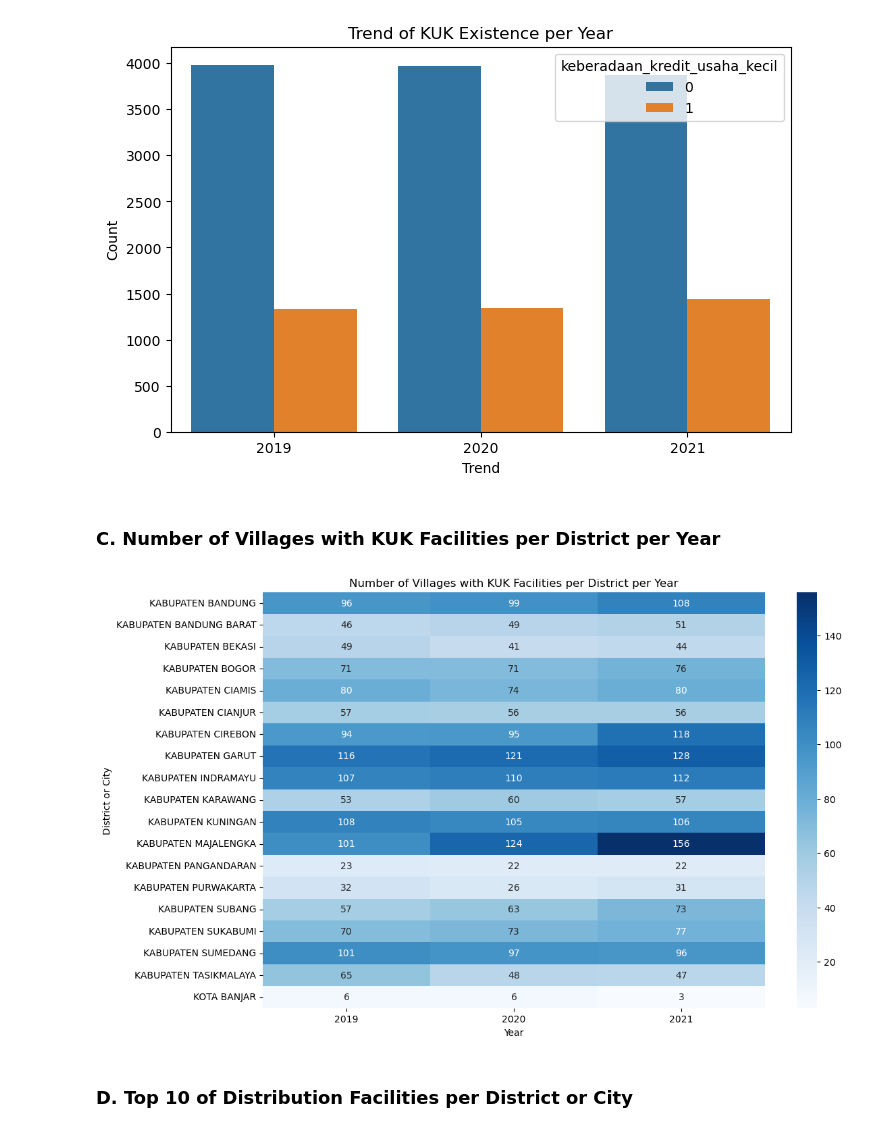
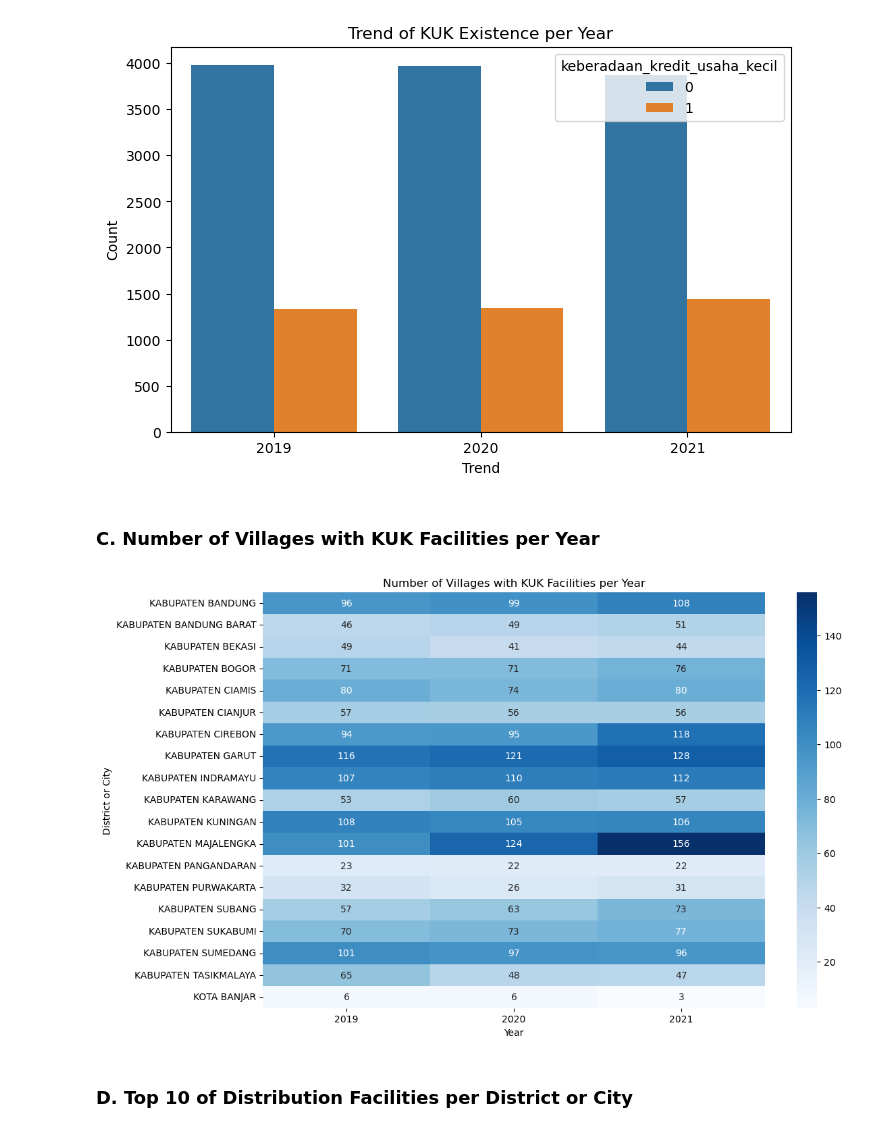
Before and after one commit to Maulana-Yusuf-T/Small-Business-Credit, a Jupyter notebook: KUK_MYT.ipynb, the cells around one changed output. Cells and saved outputs as stored; diff of their text form; code cells hidden in the pictures.

```diff
--- a/KUK_MYT.ipynb
+++ b/KUK_MYT.ipynb
@@ -281,28 +270,28 @@ plt.show()
 # %% [output]
 [figure]
 # %% [markdown]
-### **C. Number of Villages with KUK Facilities per District per Year**
+### **C. Number of Villages with KUK Facilities per Year**
 # %%
 # Create a heatmap variable
 heatmap_pivot = (
     df_copy[df_copy['keberadaan_kredit_usaha_kecil'] == 1]
     .pivot_table(index='bps_nama_kabupaten_kota', columns='tahun', aggfunc='size', fill_value=0)
 )
 
 # Create the visualization using Heatmap
 plt.figure(figsize = (12, 8))
 sns.heatmap(heatmap_pivot, annot = True,
             cmap = 'Blues', fmt = 'd')
 
 # Add title and labels
-plt.title('Number of Villages with KUK Facilities per District per Year')
+plt.title('Number of Villages with KUK Facilities per Year')
 plt.xlabel('Year')
 plt.ylabel('District or City')
 
 # Show the visualization
 plt.show()
 # %% [output]
-[figure, old version]
+[figure, new version]
 # %% [markdown]
 ### **D. Top 10 of Distribution Facilities per District or City**
 # %%
```
Also changed, not shown: parts of 7 cells of this notebook.
